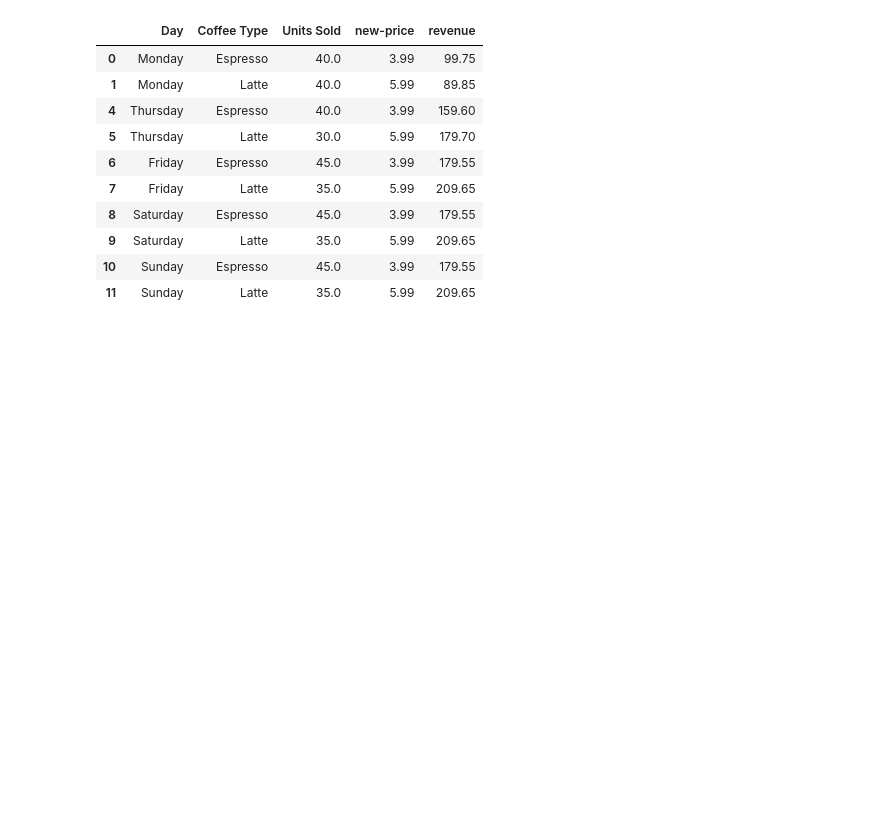
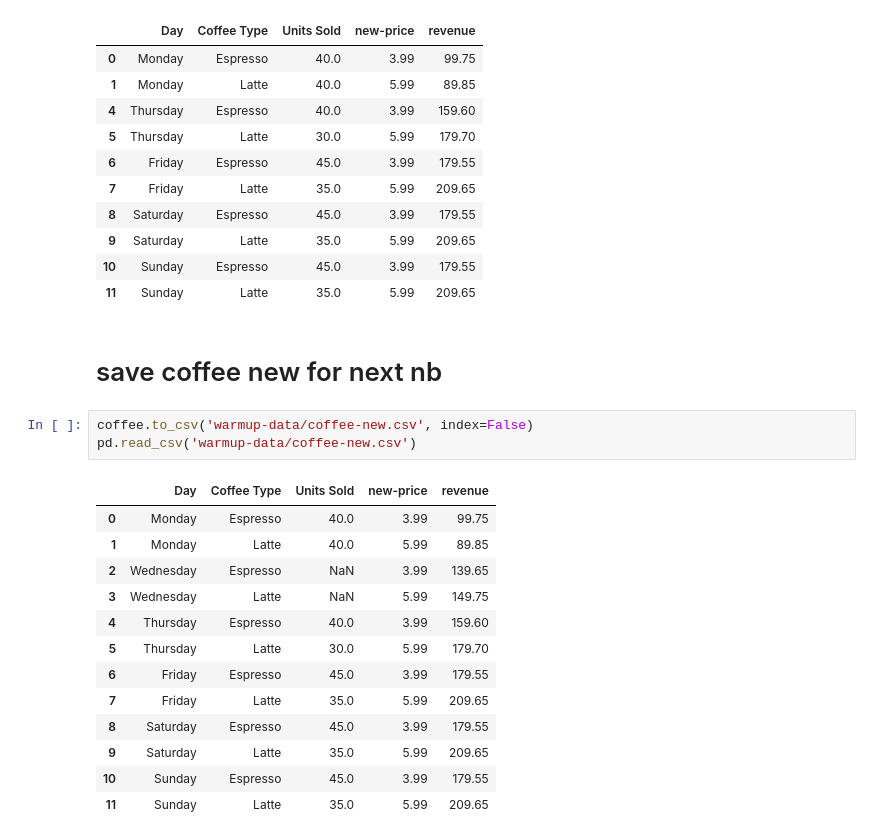
Before and after one commit to atrox3d/pandas_keith-galli-complete-pandas-tutorial, a Jupyter notebook: 07-handling-nans.ipynb, the cells around one changed output. Saved outputs shown, nothing was run; the diff lists cells and outputs as text; blank space fills up the shorter version.

```diff
--- a/07-handling-nans.ipynb
+++ b/07-handling-nans.ipynb
@@ -249,3 +249,22 @@ coffee[coffee['Units Sold'].notna()]
 | 9 | Saturday | Latte | 35.0 | 5.99 | 209.65 |
 | 10 | Sunday | Espresso | 45.0 | 3.99 | 179.55 |
 | 11 | Sunday | Latte | 35.0 | 5.99 | 209.65 |
+# %% [markdown]
+# save coffee new for next nb
+# %%
+coffee.to_csv('warmup-data/coffee-new.csv', index=False)
+pd.read_csv('warmup-data/coffee-new.csv')
+# %% [output]
+|  | Day | Coffee Type | Units Sold | new-price | revenue |
+| 0 | Monday | Espresso | 40.0 | 3.99 | 99.75 |
+| 1 | Monday | Latte | 40.0 | 5.99 | 89.85 |
+| 2 | Wednesday | Espresso | NaN | 3.99 | 139.65 |
+| 3 | Wednesday | Latte | NaN | 5.99 | 149.75 |
+| 4 | Thursday | Espresso | 40.0 | 3.99 | 159.60 |
+| 5 | Thursday | Latte | 30.0 | 5.99 | 179.70 |
+| 6 | Friday | Espresso | 45.0 | 3.99 | 179.55 |
+| 7 | Friday | Latte | 35.0 | 5.99 | 209.65 |
+| 8 | Saturday | Espresso | 45.0 | 3.99 | 179.55 |
+| 9 | Saturday | Latte | 35.0 | 5.99 | 209.65 |
+| 10 | Sunday | Espresso | 45.0 | 3.99 | 179.55 |
+| 11 | Sunday | Latte | 35.0 | 5.99 | 209.65 |
```
Also changed, not shown: 3 other files.
